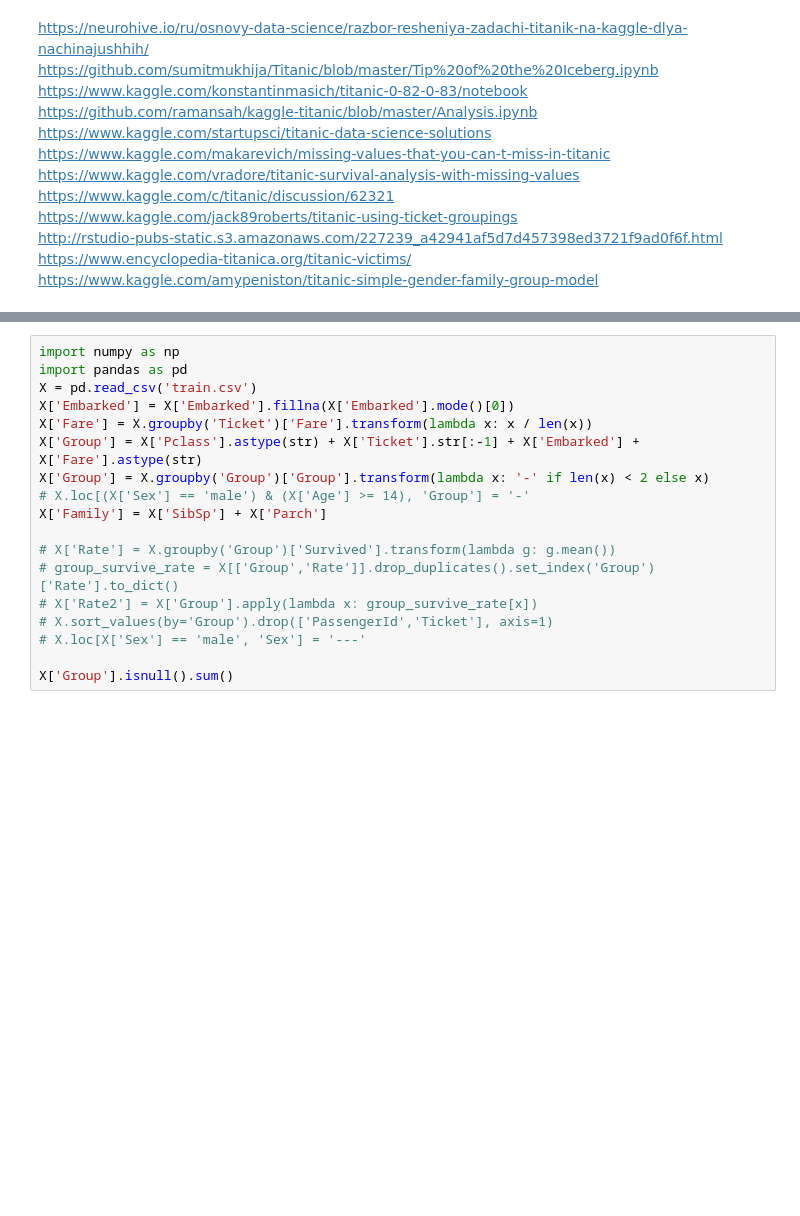
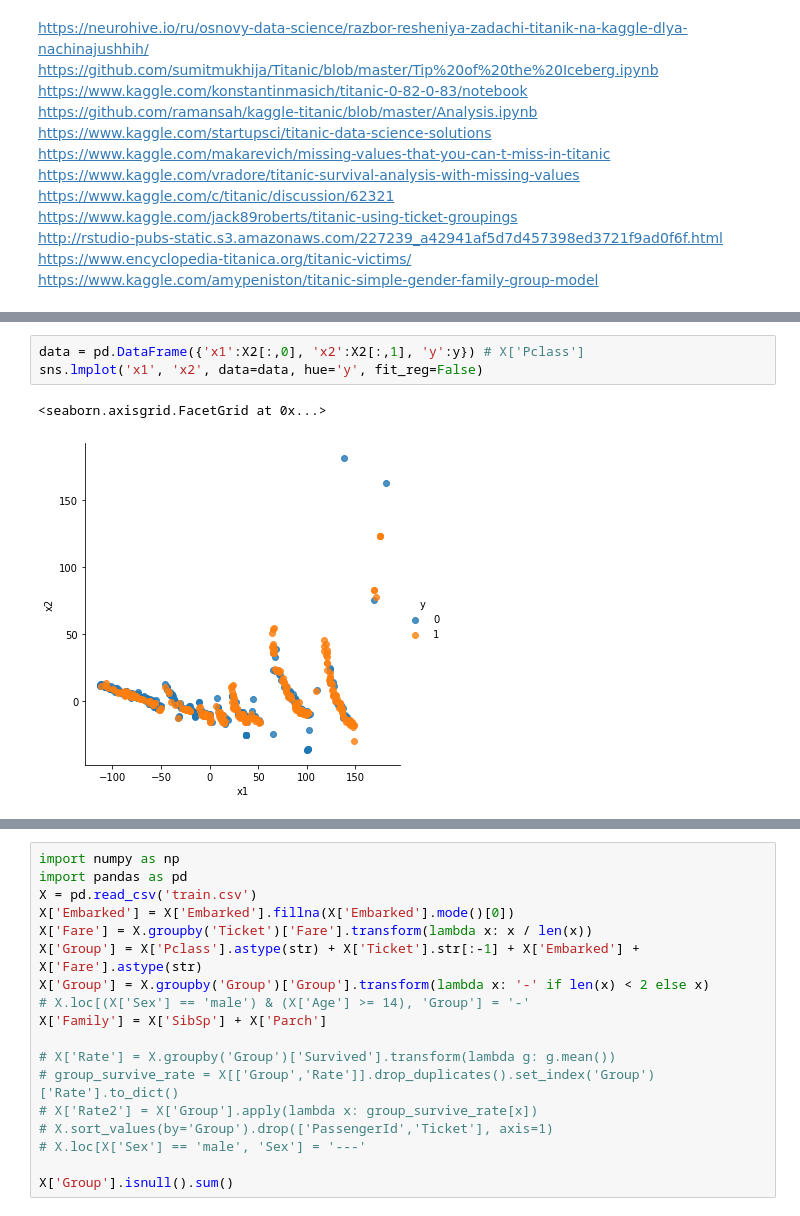
Before and after one commit to MitrofanovDmitry/study, a Jupyter notebook: practice/52 titanic/idea.ipynb, the cells around one changed output, grey strips where cells are left out. Cells and saved outputs as stored; diff of their text form; blank space fills up the shorter version.

```diff
--- a/practice/52 titanic/idea.ipynb
+++ b/practice/52 titanic/idea.ipynb
@@ -13,0 +197,6 @@ https://www.kaggle.com/amypeniston/titanic-simple-gender-family-group-model
+# %%
+data = pd.DataFrame({'x1':X2[:,0], 'x2':X2[:,1], 'y':y}) # X['Pclass']
+sns.lmplot('x1', 'x2', data=data, hue='y', fit_reg=False)
+# %% [output]
+<seaborn.axisgrid.FacetGrid at 0x...>
+[figure, added]
```
Also changed, not shown: parts of 21 cells of this notebook, 7 other files.
